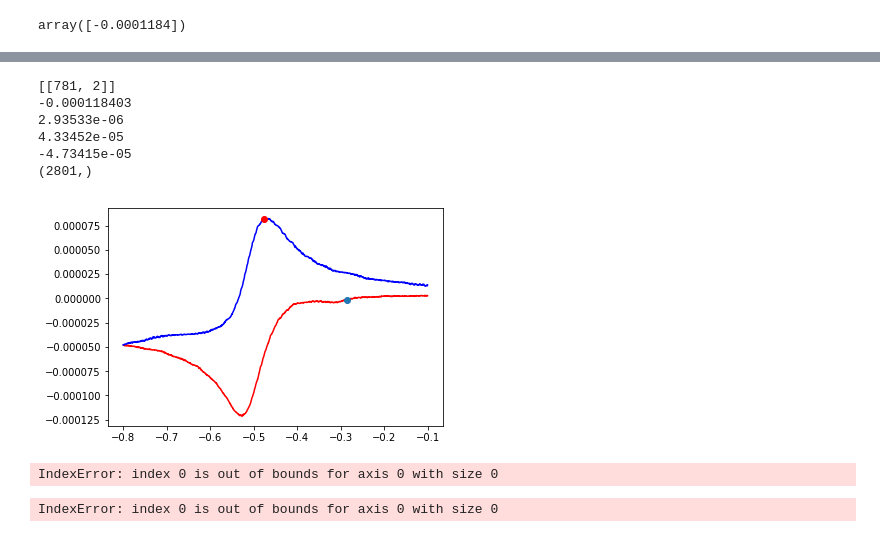
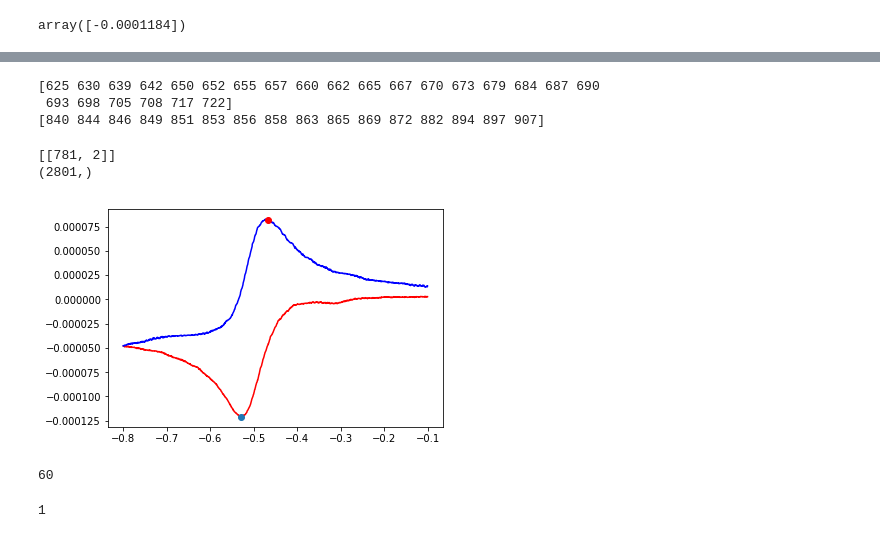
Before and after one commit to sabiharustam/voltcycle, a Jupyter notebook: VoltCycle/Main.ipynb, the cells around one changed output, grey strips where cells are left out. Saved outputs shown, nothing was run; the diff lists cells and outputs as text; code cells hidden in the pictures.

Commit message:
Updated main.ipnb : Peak function added. Please checkout

```diff
--- a/VoltCycle/Main.ipynb
+++ b/VoltCycle/Main.ipynb
@@ -38,23 +37,25 @@ IndexError: index 0 is out of bounds for axis 0 with size 0
+# %%
+peak = peakutils.indexes(y2, thres=0.9, min_dist=0.001)
+peak2 = peakutils.indexes(abs(y1), thres=0.9, min_dist=0.001)
+print(peak)
+print(peak2)
+# %% [output]
+[625 630 639 642 650 652 655 657 660 662 665 667 670 673 679 684 687 690
+ 693 698 705 708 717 722]
+[840 844 846 849 851 853 856 858 863 865 869 872 882 894 897 907]
 # %%
 df = main.data_frame(dict_1,1)
 x = df['Potential']
 y = df['Current']
 peak_index = main.peak_detection(y)
 print(peak_index)
 plt.plot(x1,y1,color ='red')
 plt.plot(x2,y2,color = 'blue')
-plt.plot(x1[371],y1[371],marker='o')
-plt.plot(x2[650],y2[650],marker='o',color = 'red')
-print(y1[838])
-print(y1[8])
-print(y2[838])
-print(y2[8])
+plt.plot(x1[858],y1[858],marker='o')
+plt.plot(x2[665],y2[665],marker='o',color = 'red')
+
 print(x.shape)
 # %% [output]
 [[781, 2]]
--0.000118403
-2.93533e-06
-4.33452e-05
--4.73415e-05
 (2801,)
-[figure, old version]
+[figure, new version]
@@ -88,8 +62,8 @@ def critical_idx(x, y): ## Finds index where data set is no longer linear
 # %%
-critical_idx(x1,y1)
+main.critical_idx(x1,y1)
 # %% [output]
-IndexError: index 0 is out of bounds for axis 0 with size 0
+60
 # %%
-critical_idx(x2,y2)
+main.critical_idx(x2,y2)
 # %% [output]
-IndexError: index 0 is out of bounds for axis 0 with size 0
+1
```
Also changed, not shown: parts of 3 cells of this notebook, 1 other file.
